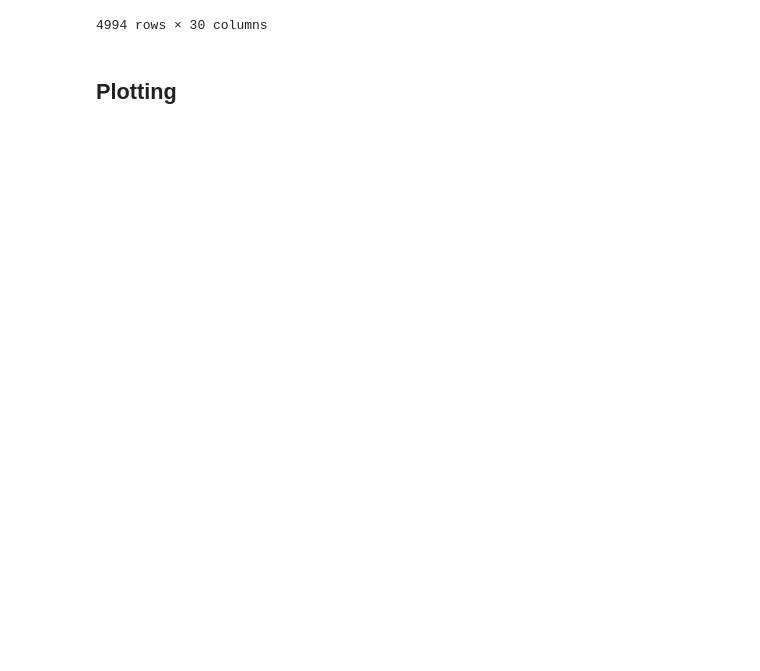
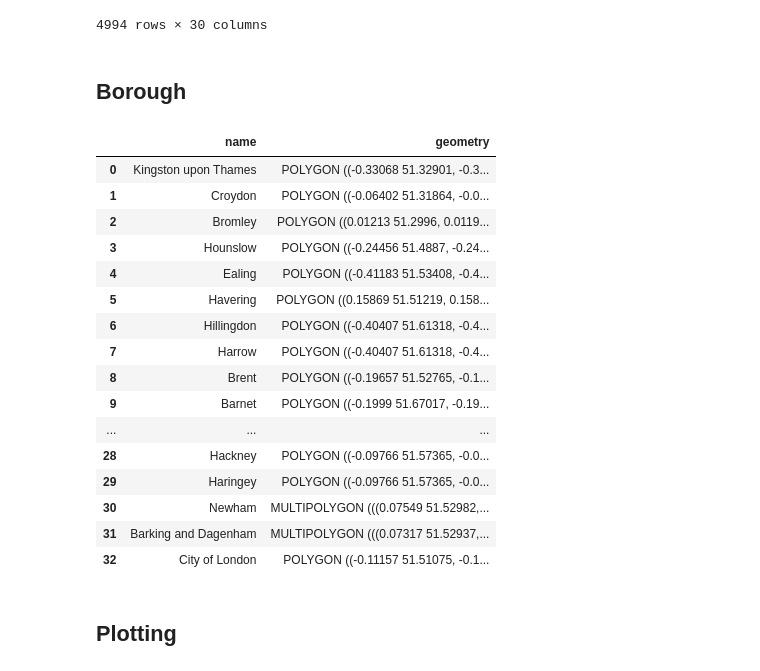
Before and after one commit to ethmacc/casa0017-web-assessment-SafeBike, a Jupyter notebook: Website/data_processing/data_processing.ipynb, the cells around one changed output. Saved outputs shown, nothing was run; the diff lists cells and outputs as text; code cells hidden in the pictures; blank space fills up the shorter version.

```diff
--- a/Website/data_processing/data_processing.ipynb
+++ b/Website/data_processing/data_processing.ipynb
@@ -107,6 +107,34 @@ merged
 4994 rows × 30 columns
 # %%
 merged.to_file('lsoa21.geojson', driver="GeoJSON")
+# %% [markdown]
+## Borough
+# %%
+bor = gpd.read_file(f'ESRI/London_Borough_Excluding_MHW.shp')
+bor_short = bor[['NAME', 'geometry']]
+bor_short = bor_short.rename(columns={'NAME':'name'})
+bor_short.geometry = bor_short.geometry.to_crs(epsg=4326)
+bor_short.to_file('borough.geojson', driver="GeoJSON")
+# %%
+bor_short
+# %% [output]
+|  | name | geometry |
+| 0 | Kingston upon Thames | POLYGON ((-0.33068 51.32901, -0.3... |
+| 1 | Croydon | POLYGON ((-0.06402 51.31864, -0.0... |
+| 2 | Bromley | POLYGON ((0.01213 51.2996, 0.0119... |
+| 3 | Hounslow | POLYGON ((-0.24456 51.4887, -0.24... |
+| 4 | Ealing | POLYGON ((-0.41183 51.53408, -0.4... |
+| 5 | Havering | POLYGON ((0.15869 51.51219, 0.158... |
+| 6 | Hillingdon | POLYGON ((-0.40407 51.61318, -0.4... |
+| 7 | Harrow | POLYGON ((-0.40407 51.61318, -0.4... |
+| 8 | Brent | POLYGON ((-0.19657 51.52765, -0.1... |
+| 9 | Barnet | POLYGON ((-0.1999 51.67017, -0.19... |
+| ... | ... | ... |
+| 28 | Hackney | POLYGON ((-0.09766 51.57365, -0.0... |
+| 29 | Haringey | POLYGON ((-0.09766 51.57365, -0.0... |
+| 30 | Newham | MULTIPOLYGON (((0.07549 51.52982,... |
+| 31 | Barking and Dagenham | MULTIPOLYGON (((0.07317 51.52937,... |
+| 32 | City of London | POLYGON ((-0.11157 51.51075, -0.1... |
 # %% [markdown]
 ## Plotting
 # %%
```
Also changed, not shown: parts of 1 cell of this notebook, 3 other files.
